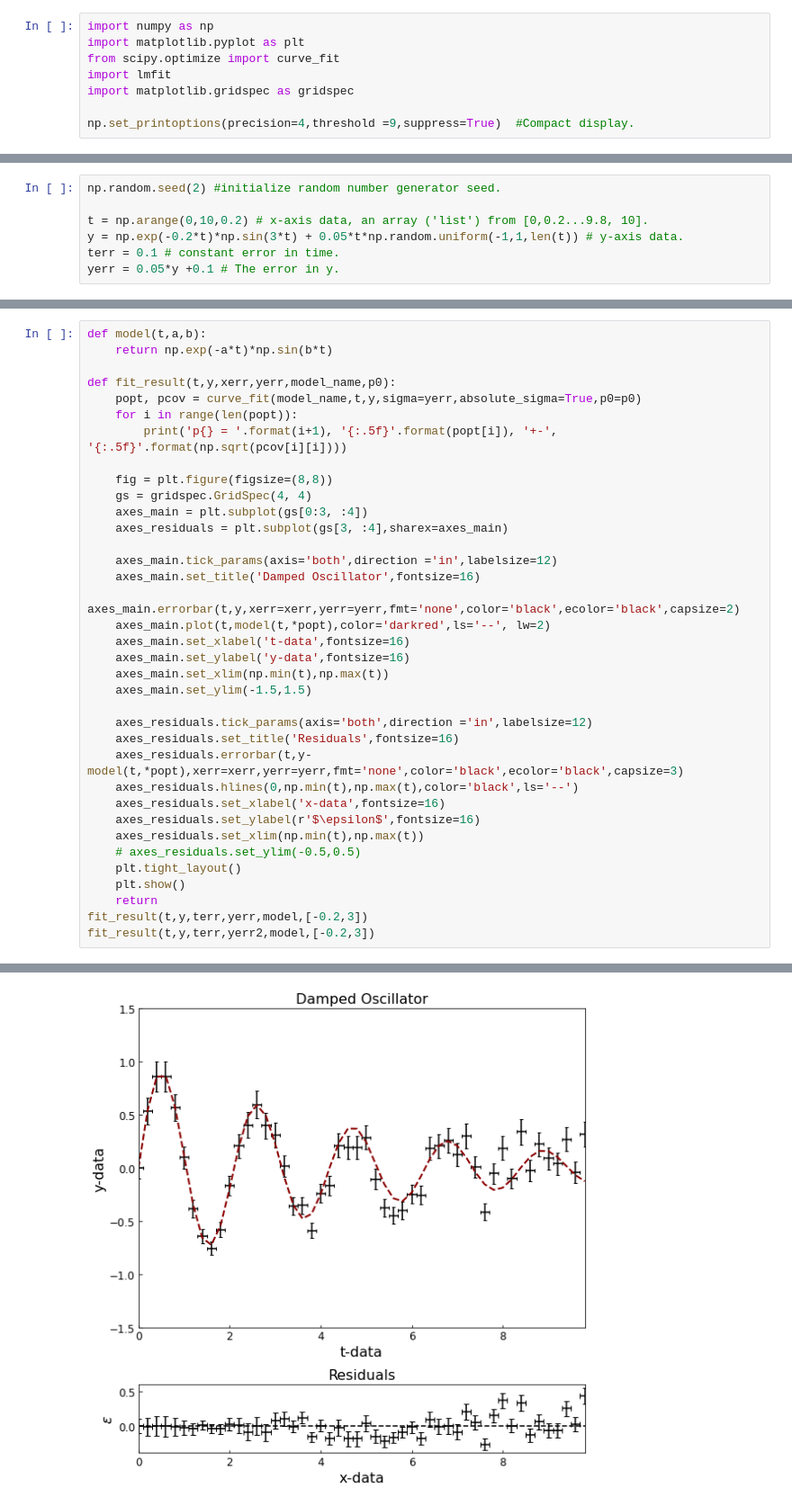
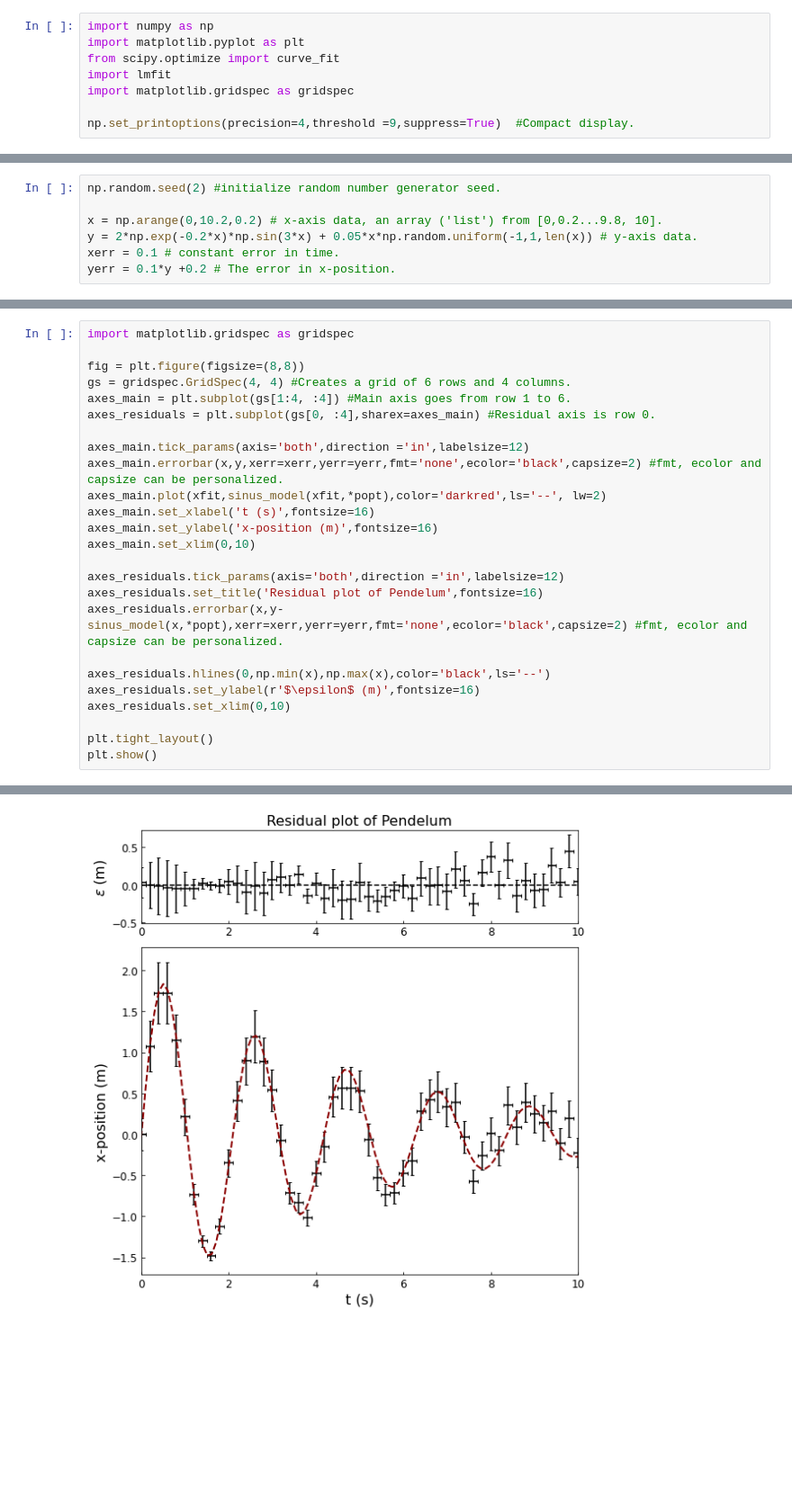
Before and after one commit to JBusink/Curve-Fit, a Jupyter notebook: curve_fit.ipynb, the cells around one changed output, grey strips where cells are left out. Shown at 90% size. Drawn from its saved outputs; the diff is of its cells as text; blank space fills up the shorter version.

```diff
--- a/curve_fit.ipynb
+++ b/curve_fit.ipynb
@@ -23,8 +51,8 @@ The last term, $0.05t\zeta(t)$ account for a stochastic proccess. $\zeta(t)$ is
 # %%
 np.random.seed(2) #initialize random number generator seed.
 
-t = np.arange(0,10,0.2) # x-axis data, an array ('list') from [0,0.2...9.8, 10].
-y = np.exp(-0.2*t)*np.sin(3*t) + 0.05*t*np.random.uniform(-1,1,len(t)) # y-axis data.
-terr = 0.1 # constant error in time.
-yerr = 0.05*y +0.1 # The error in y.
+x = np.arange(0,10.2,0.2) # x-axis data, an array ('list') from [0,0.2...9.8, 10].
+y = 2*np.exp(-0.2*x)*np.sin(3*x) + 0.05*x*np.random.uniform(-1,1,len(x)) # y-axis data.
+xerr = 0.1 # constant error in time.
+yerr = 0.1*y +0.2 # The error in x-position.
 # %% [markdown]
@@ -47,37 +171,26 @@ plt.show()
 # %%
-def model(t,a,b):
-    return np.exp(-a*t)*np.sin(b*t)
+import matplotlib.gridspec as gridspec
 
-def fit_result(t,y,xerr,yerr,model_name,p0):
-    popt, pcov = curve_fit(model_name,t,y,sigma=yerr,absolute_sigma=True,p0=p0)
-    for i in range(len(popt)):
-        print('p{} = '.format(i+1), '{:.5f}'.format(popt[i]), '+-', '{:.5f}'.format(np.sqrt(pcov[i][i])))
+fig = plt.figure(figsize=(8,8))
+gs = gridspec.GridSpec(4, 4) #Creates a grid of 6 rows and 4 columns.
+axes_main = plt.subplot(gs[1:4, :4]) #Main axis goes from row 1 to 6.
+axes_residuals = plt.subplot(gs[0, :4],sharex=axes_main) #Residual axis is row 0.
 
-    fig = plt.figure(figsize=(8,8))
-    gs = gridspec.GridSpec(4, 4)
-    axes_main = plt.subplot(gs[0:3, :4])
-    axes_residuals = plt.subplot(gs[3, :4],sharex=axes_main)
+axes_main.tick_params(axis='both',direction ='in',labelsize=12)
+axes_main.errorbar(x,y,xerr=xerr,yerr=yerr,fmt='none',ecolor='black',capsize=2) #fmt, ecolor and capsize can be personalized.
+axes_main.plot(xfit,sinus_model(xfit,*popt),color='darkred',ls='--', lw=2)
+axes_main.set_xlabel('t (s)',fontsize=16)
+axes_main.set_ylabel('x-position (m)',fontsize=16)
+axes_main.set_xlim(0,10)
 
-    axes_main.tick_params(axis='both',direction ='in',labelsize=12)
-    axes_main.set_title('Damped Oscillator',fontsize=16)
-    axes_main.errorbar(t,y,xerr=xerr,yerr=yerr,fmt='none',color='black',ecolor='black',capsize=2)
-    axes_main.plot(t,model(t,*popt),color='darkred',ls='--', lw=2)
-    axes_main.set_xlabel('t-data',fontsize=16)
-    axes_main.set_ylabel('y-data',fontsize=16)
-    axes_main.set_xlim(np.min(t),np.max(t))
-    axes_main.set_ylim(-1.5,1.5)
+axes_residuals.tick_params(axis='both',direction ='in',labelsize=12)
+axes_residuals.set_title('Residual plot of Pendelum',fontsize=16)
+axes_residuals.errorbar(x,y-sinus_model(x,*popt),xerr=xerr,yerr=yerr,fmt='none',ecolor='black',capsize=2) #fmt, ecolor and capsize can be personalized.
 
-    axes_residuals.tick_params(axis='both',direction ='in',labelsize=12)
-    axes_residuals.set_title('Residuals',fontsize=16)
-    axes_residuals.errorbar(t,y-model(t,*popt),xerr=xerr,yerr=yerr,fmt='none',color='black',ecolor='black',capsize=3)
-    axes_residuals.hlines(0,np.min(t),np.max(t),color='black',ls='--')
-    axes_residuals.set_xlabel('x-data',fontsize=16)
-    axes_residuals.set_ylabel(r'$\epsilon$',fontsize=16)
-    axes_residuals.set_xlim(np.min(t),np.max(t))
-    # axes_residuals.set_ylim(-0.5,0.5)
-    plt.tight_layout()
-    plt.show()
-    return
-fit_result(t,y,terr,yerr,model,[-0.2,3])
-fit_result(t,y,terr,yerr2,model,[-0.2,3])
+axes_residuals.hlines(0,np.min(x),np.max(x),color='black',ls='--')
+axes_residuals.set_ylabel(r'$\epsilon$ (m)',fontsize=16)
+axes_residuals.set_xlim(0,10)
+
+plt.tight_layout()
+plt.show()
 # %% [output]
@@ -86 +197 @@ p2 =  2.99571 +- 0.01265
-[figure, old version]
+[figure, new version]
```
Also changed, not shown: parts of 23 cells of this notebook.
